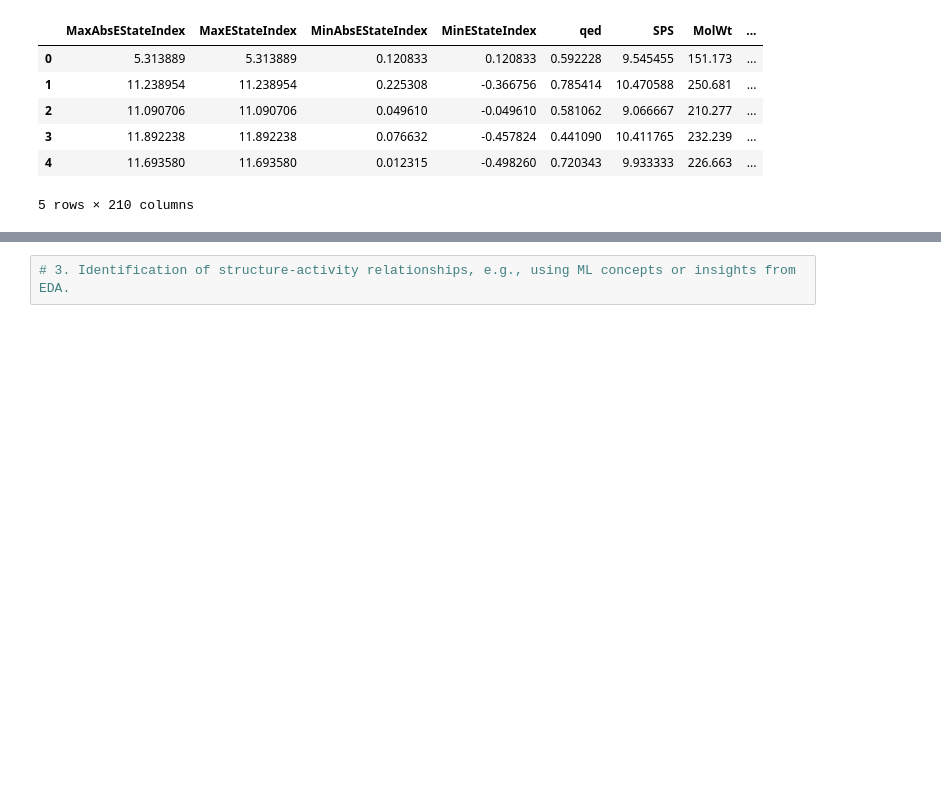
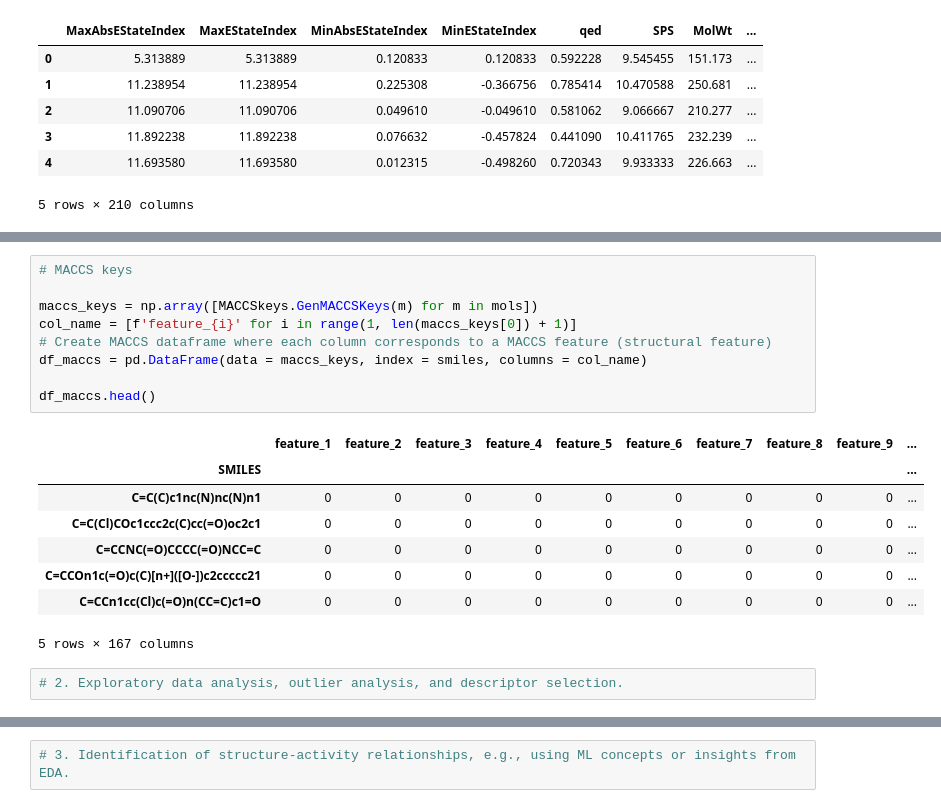
Before and after one commit to Floris-DW/8CC00group7, a Jupyter notebook: analysis.ipynb, the cells around one changed output, grey strips where cells are left out. Saved outputs shown, nothing was run; the diff lists cells and outputs as text; blank space fills up the shorter version.

```diff
--- a/analysis.ipynb
+++ b/analysis.ipynb
@@ -46,0 +69,20 @@ df_desc_2d.head()
+# %%
+# MACCS keys
+
+maccs_keys = np.array([MACCSkeys.GenMACCSKeys(m) for m in mols])
+col_name = [f'feature_{i}' for i in range(1, len(maccs_keys[0]) + 1)]
+# Create MACCS dataframe where each column corresponds to a MACCS feature (structural feature)
+df_maccs = pd.DataFrame(data = maccs_keys, index = smiles, columns = col_name)
+
+df_maccs.head()
+# %% [output]
+|  | feature_1 | feature_2 | feature_3 | feature_4 | feature_5 | feature_6 | feature_7 | feature_8 | feature_9 | ... |
+| SMILES |  |  |  |  |  |  |  |  |  | ... |
+| C=C(C)c1nc(N)nc(N)n1 | 0 | 0 | 0 | 0 | 0 | 0 | 0 | 0 | 0 | ... |
+| C=C(Cl)COc1ccc2c(C)cc(=O)oc2c1 | 0 | 0 | 0 | 0 | 0 | 0 | 0 | 0 | 0 | ... |
+| C=CCNC(=O)CCCC(=O)NCC=C | 0 | 0 | 0 | 0 | 0 | 0 | 0 | 0 | 0 | ... |
+| C=CCOn1c(=O)c(C)[n+]([O-])c2ccccc21 | 0 | 0 | 0 | 0 | 0 | 0 | 0 | 0 | 0 | ... |
+| C=CCn1cc(Cl)c(=O)n(CC=C)c1=O | 0 | 0 | 0 | 0 | 0 | 0 | 0 | 0 | 0 | ... |
+5 rows × 167 columns
+# %%
+# 2. Exploratory data analysis, outlier analysis, and descriptor selection.
```
Also changed, not shown: parts of 5 cells of this notebook.
